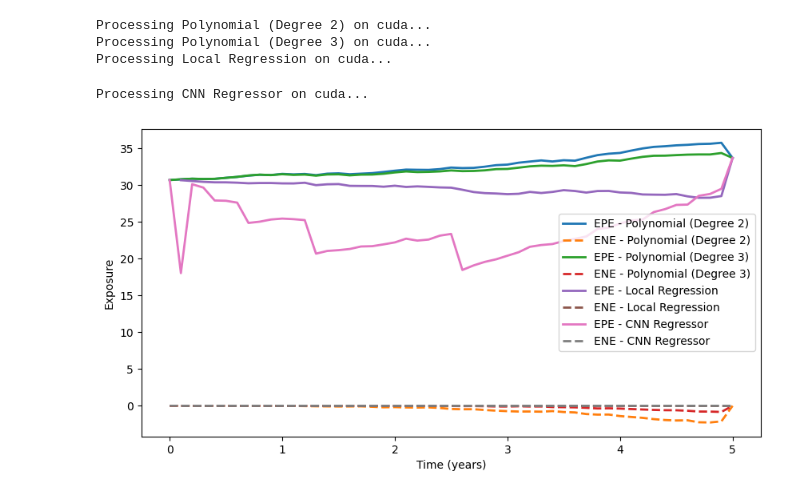
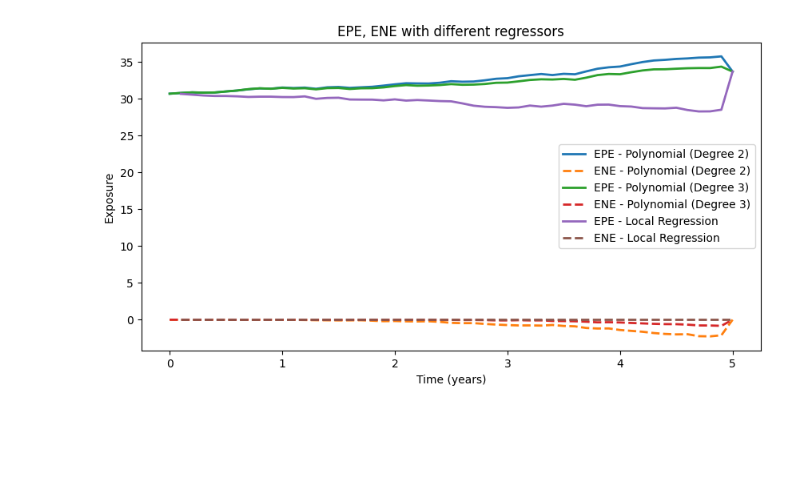
Before and after one commit to jefftam1234/EPE_NN, a Jupyter notebook: EPE_ENE_all_schemes.ipynb, the cells around one changed output. Drawn from its saved outputs; the diff is of its cells as text; code cells hidden in the pictures; blank space fills up the shorter version.

```diff
--- a/EPE_ENE_all_schemes.ipynb
+++ b/EPE_ENE_all_schemes.ipynb
@@ -420,39 +410,14 @@ Processing Local Regression on cuda...
-# %%
-if __name__ == "__main__":
-    S0, K, r, sigma, T = 140, 140, 0.02, 0.2, 5
-    num_paths_1st, num_paths_2nd, num_steps = 5000, 20000, 50
-    seed_1st, seed_2nd = 42, 99
-
-    mc_engine_1st = BlackScholesMC(S0, K, r, sigma, T, num_paths_1st, num_steps, seed_1st)
-    mc_engine_2nd = BlackScholesMC(S0, K, r, sigma, T, num_paths_2nd, num_steps, seed_2nd)
-
-    regressors = {
-        "Polynomial (Degree 2)": PolynomialRegressor(degree=2),
-        "Polynomial (Degree 3)": PolynomialRegressor(degree=3),
-        "Local Regression": LocalRegressor(),  # (LocalRegression remains as before.)
-        # "Fully Connected NN": FullyConnectedNN(),
-        "CNN Regressor": CNNRegressor()  # Uncomment to use the CNN-based regressor.
-    }
-
-    results = {}
-    for name, reg in regressors.items():
-        print(f"Processing {name} on {device}...")
-        exposure_calc = ExposureCalculator(mc_engine_1st, mc_engine_2nd, reg)
-        exposure_calc.first_pass()  # Must call first_pass() before second_pass()
-        results[name] = exposure_calc.second_pass()
-
-    plt.figure(figsize=(10, 5))
-    for name, (EPE, ENE) in results.items():
-        plt.plot(np.linspace(0, T, num_steps + 1), EPE, label=f"EPE - {name}", linewidth=2)
-        plt.plot(np.linspace(0, T, num_steps + 1), ENE, linestyle="--", label=f"ENE - {name}", linewidth=2)
-
-    plt.xlabel("Time (years)")
-    plt.ylabel("Exposure")
-    plt.legend()
-    plt.show()
-# %% [output]
-Processing Polynomial (Degree 2) on cuda...
-Processing Polynomial (Degree 3) on cuda...
-Processing Local Regression on cuda...
-Processing CNN Regressor on cuda...
-[figure, removed]
+# %%
+    results = {k: v for k, v in results.items() if k != "CNN Regressor"}
+    plt.figure(figsize=(10, 5))
+    for name, (EPE, ENE) in results.items():
+        plt.plot(np.linspace(0, T, num_steps + 1), EPE, label=f"EPE - {name}", linewidth=2)
+        plt.plot(np.linspace(0, T, num_steps + 1), ENE, linestyle="--", label=f"ENE - {name}", linewidth=2)
+
+    plt.title("EPE, ENE with different regressors")
+    plt.xlabel("Time (years)")
+    plt.ylabel("Exposure")
+    plt.legend()
+    plt.show()
+# %% [output]
+[figure, added]
```
Also changed, not shown: parts of 1 cell of this notebook, 2 other files.
